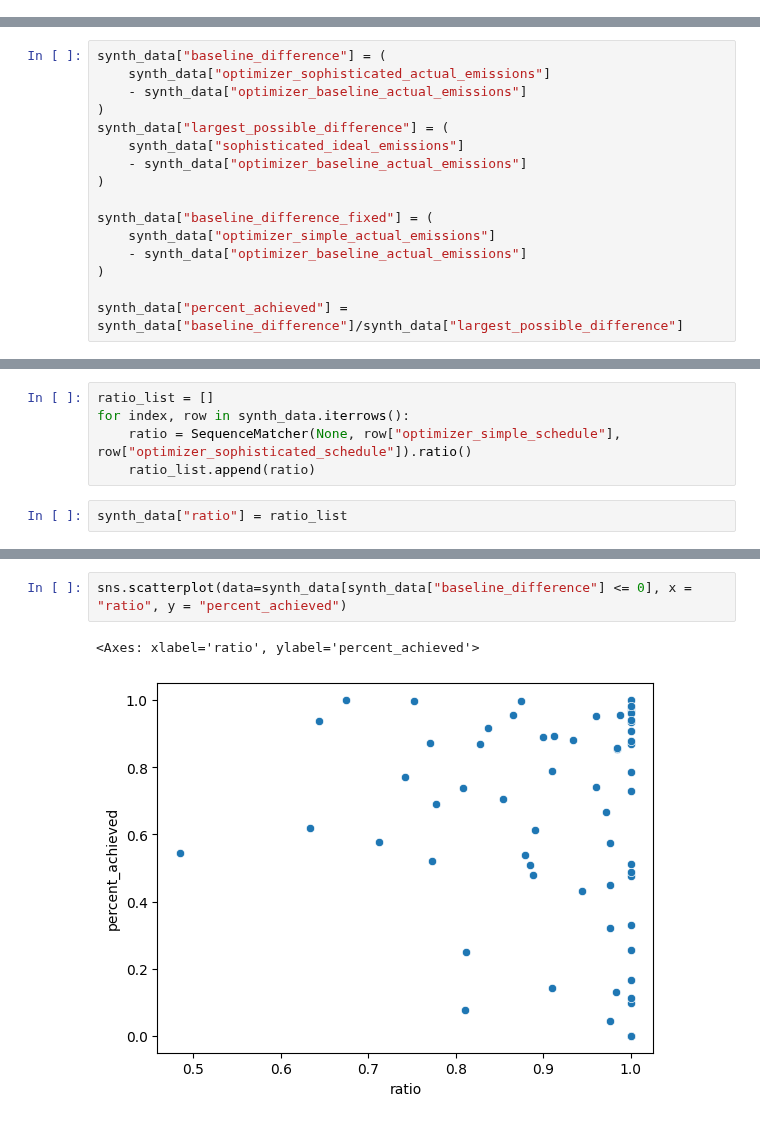
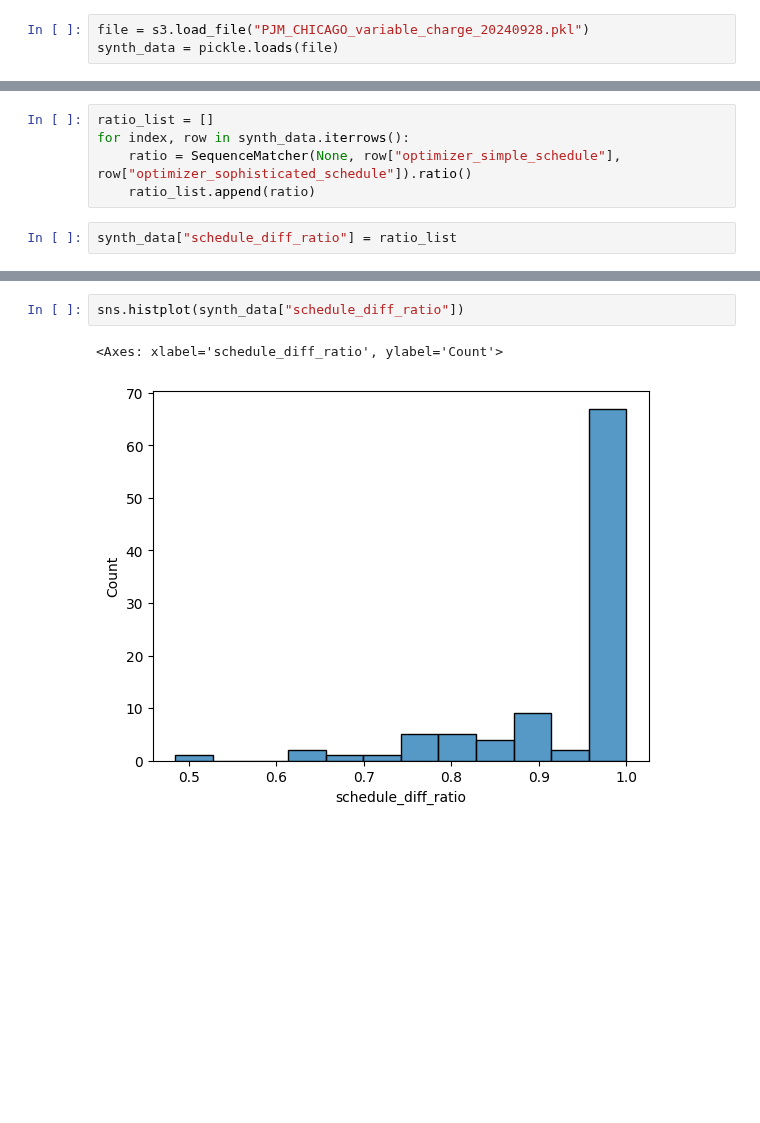
Before and after one commit to WattTime/watttime-python-client, a Jupyter notebook: evaluation/synthetic_data_creation/variable_charging_curve/battery_synth_data.ipynb, the cells around one changed output, grey strips where cells are left out. Drawn from its saved outputs; the diff is of its cells as text; blank space fills up the shorter version.

```diff
--- a/evaluation/synthetic_data_creation/variable_charging_curve/battery_synth_data.ipynb
+++ b/evaluation/synthetic_data_creation/variable_charging_curve/battery_synth_data.ipynb
@@ -84 +85,4 @@ get_total_emissions_lambda = lambda x: x["emissions_co2e_lb"].sum()
+# %%
+file = s3.load_file("PJM_CHICAGO_variable_charge_20240928.pkl")
+synth_data = pickle.loads(file)
 # %%
@@ -304,19 +331,3 @@ Here we are comparing the impact on the charging solution if we use the average
-# %%
-synth_data["baseline_difference"] = (
-    synth_data["optimizer_sophisticated_actual_emissions"]
-    - synth_data["optimizer_baseline_actual_emissions"]
-)
-synth_data["largest_possible_difference"] = (
-    synth_data["sophisticated_ideal_emissions"]
-    - synth_data["optimizer_baseline_actual_emissions"]
-)
-
-synth_data["baseline_difference_fixed"] = (
-    synth_data["optimizer_simple_actual_emissions"]
-    - synth_data["optimizer_baseline_actual_emissions"]
-)
-
-synth_data["percent_achieved"] = synth_data["baseline_difference"]/synth_data["largest_possible_difference"]
 # %%
 from difflib import SequenceMatcher
 # %%
@@ -325,4 +336,4 @@ for index, row in synth_data.iterrows():
     ratio = SequenceMatcher(None, row["optimizer_simple_schedule"], row["optimizer_sophisticated_schedule"]).ratio()
     ratio_list.append(ratio)
 # %%
-synth_data["ratio"] = ratio_list
+synth_data["schedule_diff_ratio"] = ratio_list
@@ -335,5 +340,5 @@ synth_data[["ratio","percent_achieved"]].corr(method="spearman")
-# %%
-sns.scatterplot(data=synth_data[synth_data["baseline_difference"] <= 0], x = "ratio", y = "percent_achieved")
-# %% [output]
-<Axes: xlabel='ratio', ylabel='percent_achieved'>
-[figure, removed]
+# %%
+sns.histplot(synth_data["schedule_diff_ratio"])
+# %% [output]
+<Axes: xlabel='schedule_diff_ratio', ylabel='Count'>
+[figure, added]
```
Also changed, not shown: parts of 19 cells of this notebook, 2 other files.
